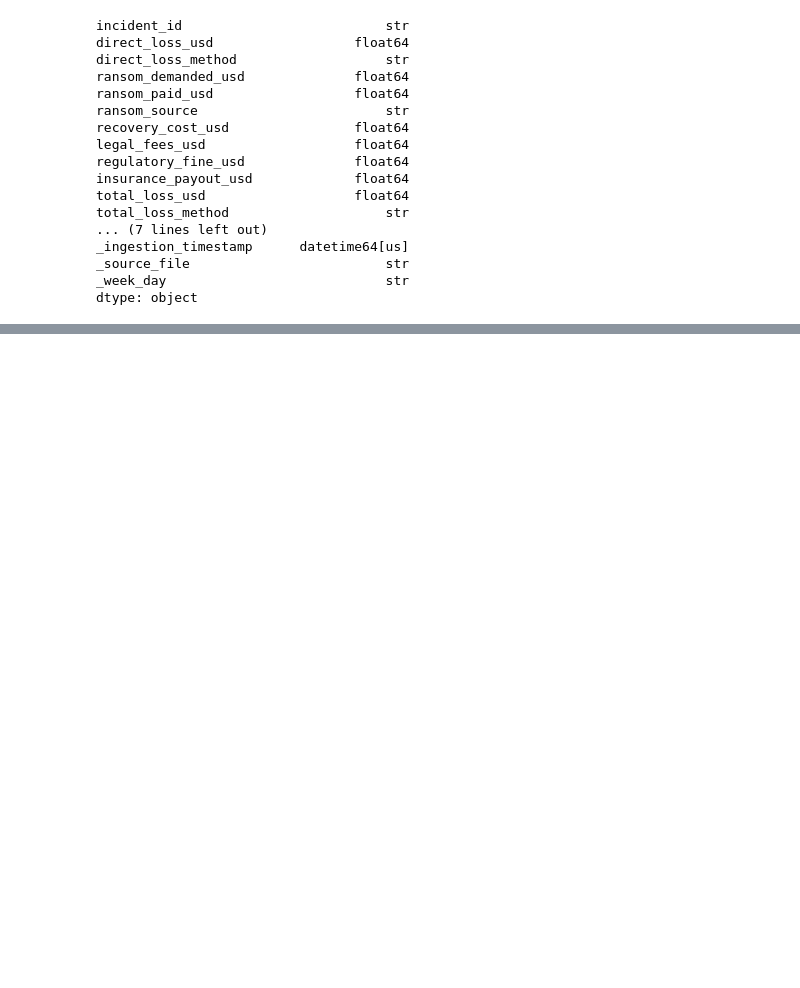
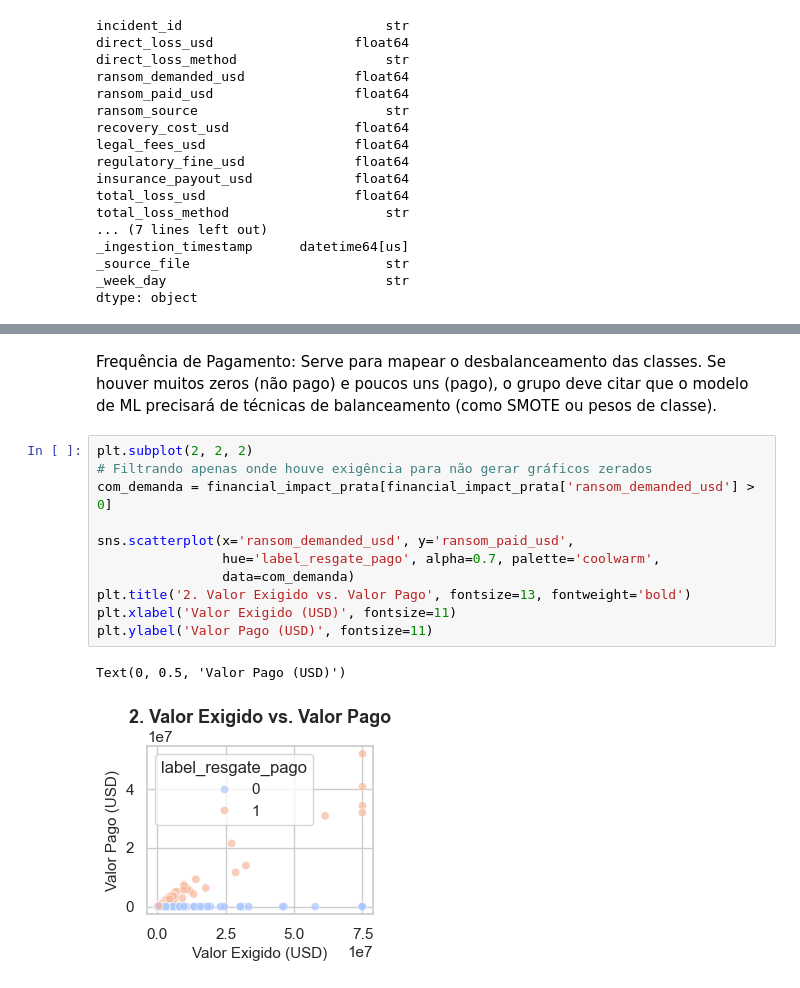
Before and after one commit to AlbertoGrey27/dataset_cyberseguran-a, a Jupyter notebook: dataset cybersecurity/financial_impact.ipynb, the cells around one changed output, grey strips where cells are left out. Saved outputs shown, nothing was run; the diff lists cells and outputs as text; blank space fills up the shorter version.

```diff
--- a/dataset cybersecurity/financial_impact.ipynb
+++ b/dataset cybersecurity/financial_impact.ipynb
@@ -163,0 +248,16 @@ financial_impact_prata.head(10)
+# %% [markdown]
+Frequência de Pagamento: Serve para mapear o desbalanceamento das classes. Se houver muitos zeros (não pago) e poucos uns (pago), o grupo deve citar que o modelo de ML precisará de técnicas de balanceamento (como SMOTE ou pesos de classe).
+# %%
+plt.subplot(2, 2, 2)
+# Filtrando apenas onde houve exigência para não gerar gráficos zerados
+com_demanda = financial_impact_prata[financial_impact_prata['ransom_demanded_usd'] > 0]
+
+sns.scatterplot(x='ransom_demanded_usd', y='ransom_paid_usd',
+                hue='label_resgate_pago', alpha=0.7, palette='coolwarm',
+                data=com_demanda)
+plt.title('2. Valor Exigido vs. Valor Pago', fontsize=13, fontweight='bold')
+plt.xlabel('Valor Exigido (USD)', fontsize=11)
+plt.ylabel('Valor Pago (USD)', fontsize=11)
+# %% [output]
+Text(0, 0.5, 'Valor Pago (USD)')
+[figure, added]
```
Also changed, not shown: parts of 21 cells of this notebook, 2 other files.
